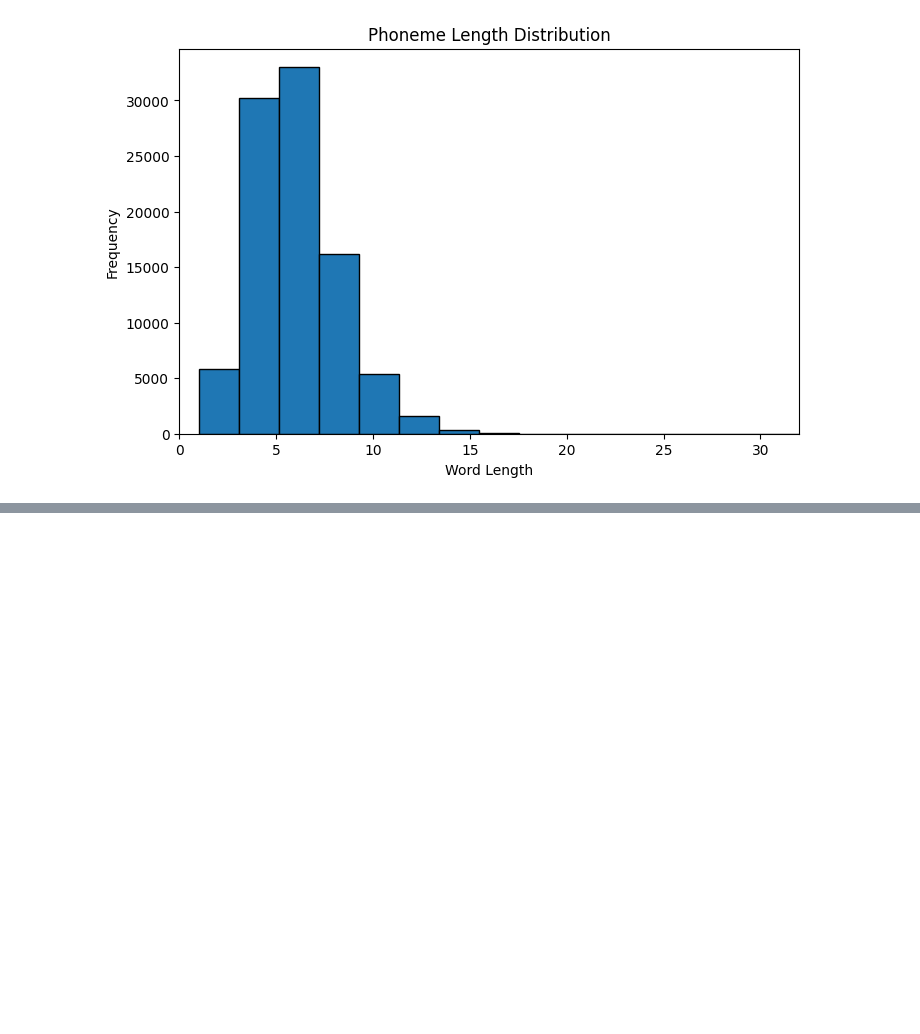
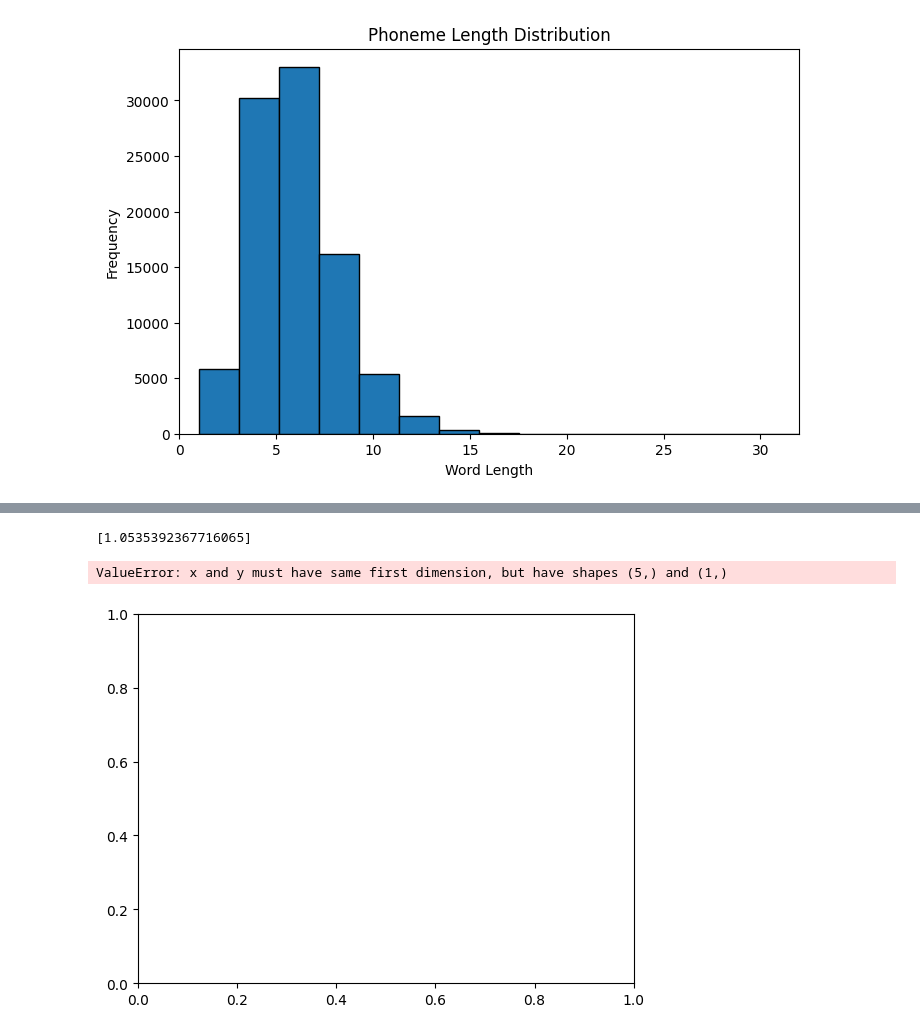
Before and after one commit to EirikSlettan/deep-learning-assignment2, a Jupyter notebook: assignment2.ipynb, the cells around one changed output, grey strips where cells are left out. Saved outputs shown, nothing was run; the diff lists cells and outputs as text; code cells hidden in the pictures; blank space fills up the shorter version.

```diff
--- a/assignment2.ipynb
+++ b/assignment2.ipynb
@@ -226,8 +267,8 @@ class Encoder(nn.Module):
     def forward(self, src):
         batch, src_len = src.shape
         x = self.embedding(src)
-        h = torch.zeros(batch, self.hidden_size)
-        c = torch.zeros(batch, self.hidden_size)
+        h = torch.zeros(batch, self.hidden_size).to(device)
+        c = torch.zeros(batch, self.hidden_size).to(device)
         all_h = []
 
         for t in range(src_len):
@@ -378,0 +429,13 @@ KeyboardInterrupt:
+# %%
+# Training
+
+num_epochs = 5
+lr = 0.0001
+encoder = Encoder(len(char_vocab), 128, 256, 1).to(device)
+decoder_attn = Decoder(len(phoneme_vocab), 128, 256, 1, "attn").to(device)
+decoder_fixed = Decoder(len(phoneme_vocab), 128, 256, 1, "fixed").to(device)
+decoder_none = Decoder(len(phoneme_vocab), 128, 256, 1, "none").to(device)
+
+attn_training_losses, attn_val_losses = train_eval_model(encoder, decoder_attn, lr, num_epochs=num_epochs)
+fixed_training_losses, fixed_val_losses = train_eval_model(encoder, decoder_fixed, lr, num_epochs=num_epochs)
+none_training_losses, none_val_losses = train_eval_model(encoder, decoder_none, lr, num_epochs=num_epochs)
@@ -378,0 +446,46 @@ KeyboardInterrupt:
+# %%
+epochs = range(1, num_epochs+1)
+print(attn_training_losses)
+plt.figure()
+
+plt.plot(epochs, attn_training_losses, '--', label='training loss')
+plt.plot(epochs, attn_val_losses, label='val loss')
+
+plt.title('Attention decoder Loss')
+plt.xlabel('Epoch')
+plt.ylabel('Loss')
+plt.legend()
+plt.grid()
+plt.show()
+
+
+
+plt.figure()
+
+plt.plot(epochs, fixed_training_losses, '--', label='training loss')
+plt.plot(epochs, fixed_val_losses, label='val loss')
+
+plt.title('Fixed decoder Loss')
+plt.xlabel('Epoch')
+plt.ylabel('Loss')
+plt.legend()
+plt.grid()
+plt.show()
+
+
+
+plt.figure()
+
+plt.plot(epochs, none_training_losses, '--', label='training loss')
+plt.plot(epochs, none_val_losses, label='val loss')
+
+plt.title('None decoder Loss')
+plt.xlabel('Epoch')
+plt.ylabel('Loss')
+plt.legend()
+plt.grid()
+plt.show()
+# %% [output]
+[1.0535392367716065]
+ValueError: x and y must have same first dimension, but have shapes (5,) and (1,)
+[figure, added]
```
Also changed, not shown: parts of 6 cells of this notebook.
